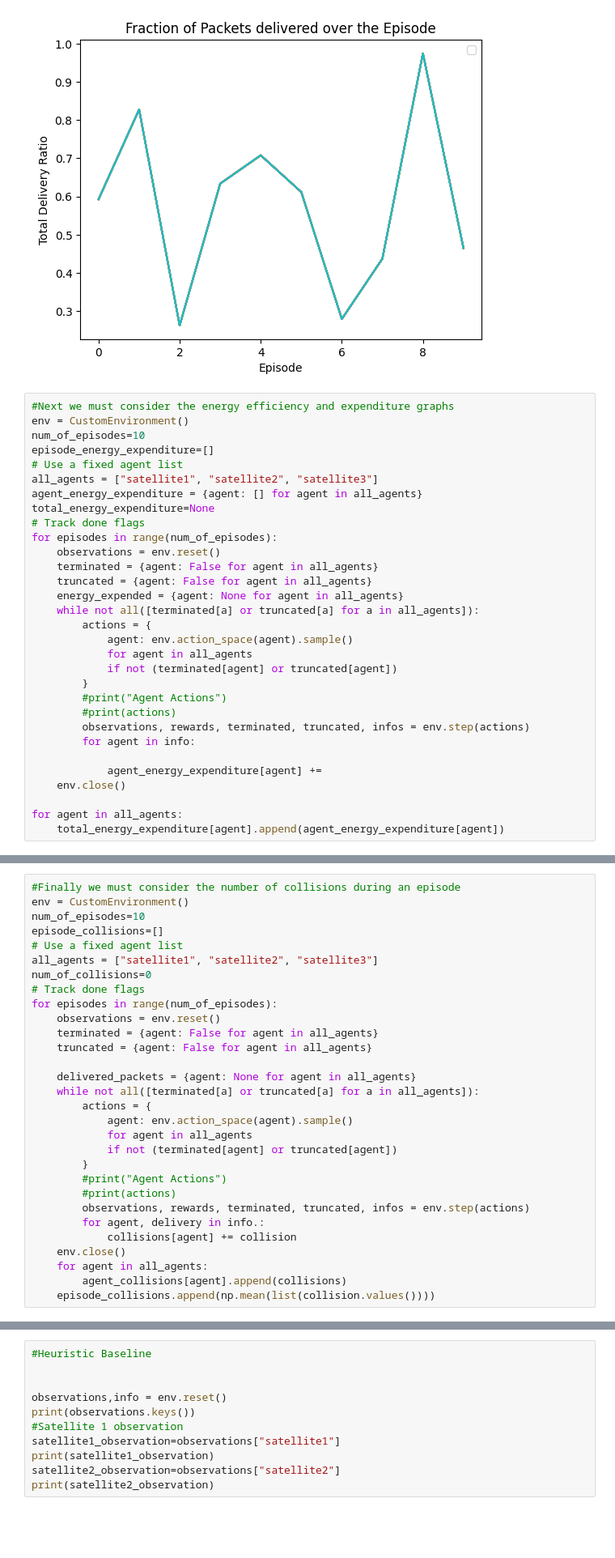
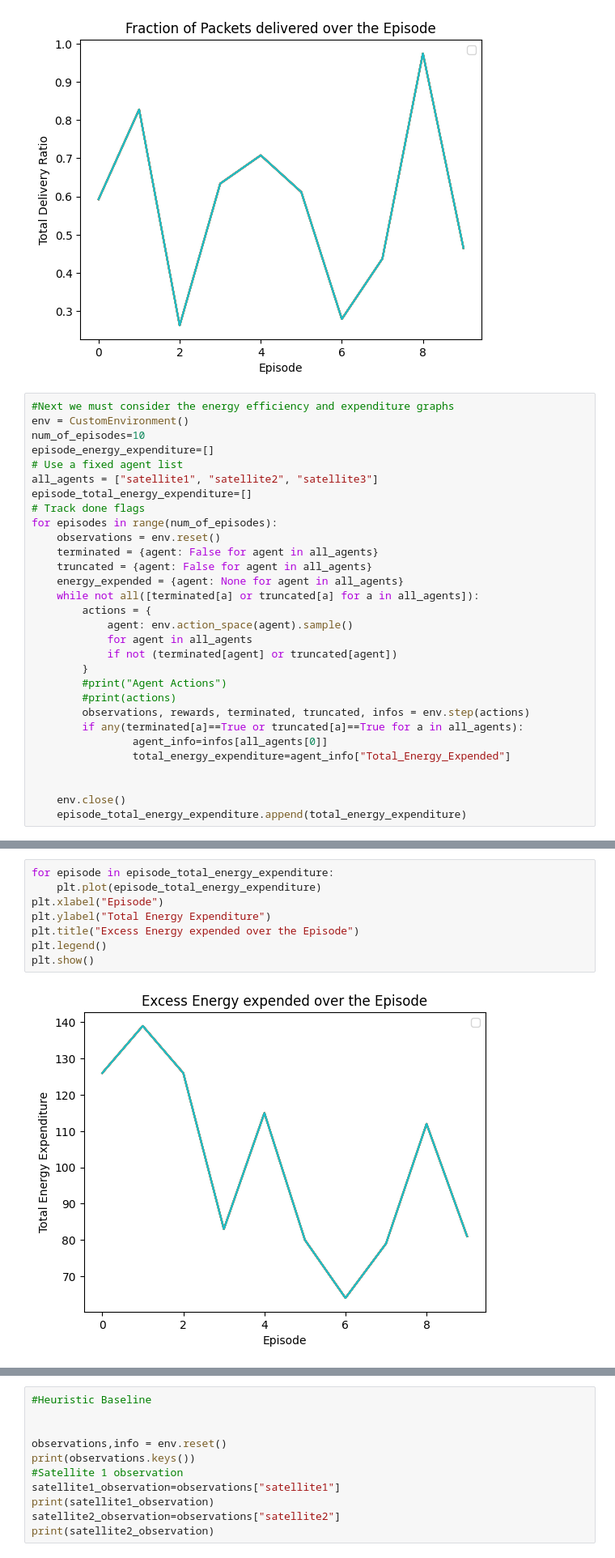
Before and after one commit to brasdorlakes/marl-project, a Jupyter notebook: Multi_Agent_Eval_Script.ipynb, the cells around one changed output, grey strips where cells are left out. Shown at 81% size. Drawn from its saved outputs; the diff is of its cells as text; blank space fills up the shorter version.

Commit message:
"Added total energy expenditure output"

```diff
--- a/Multi_Agent_Eval_Script.ipynb
+++ b/Multi_Agent_Eval_Script.ipynb
@@ -252,8 +252,7 @@ num_of_episodes=10
 episode_energy_expenditure=[]
 # Use a fixed agent list
 all_agents = ["satellite1", "satellite2", "satellite3"]
-agent_energy_expenditure = {agent: [] for agent in all_agents}
-total_energy_expenditure=None
+episode_total_energy_expenditure=[]
 # Track done flags
 for episodes in range(num_of_episodes):
     observations = env.reset()
@@ -269,10 +268,10 @@ for episodes in range(num_of_episodes):
         #print("Agent Actions")
         #print(actions)
         observations, rewards, terminated, truncated, infos = env.step(actions)
-        for agent in info:
+        if any(terminated[a]==True or truncated[a]==True for a in all_agents):
+                agent_info=infos[all_agents[0]]
+                total_energy_expenditure=agent_info["Total_Energy_Expended"]
 
-            agent_energy_expenditure[agent] +=
+
     env.close()
-
-for agent in all_agents:
-    total_energy_expenditure[agent].append(agent_energy_expenditure[agent])
+    episode_total_energy_expenditure.append(total_energy_expenditure)
@@ -279,30 +296,10 @@ for agent in all_agents:
-# %%
-#Finally we must consider the number of collisions during an episode
-env = CustomEnvironment()
-num_of_episodes=10
-episode_collisions=[]
-# Use a fixed agent list
-all_agents = ["satellite1", "satellite2", "satellite3"]
-num_of_collisions=0
-# Track done flags
-for episodes in range(num_of_episodes):
-    observations = env.reset()
-    terminated = {agent: False for agent in all_agents}
-    truncated = {agent: False for agent in all_agents}
-
-    delivered_packets = {agent: None for agent in all_agents}
-    while not all([terminated[a] or truncated[a] for a in all_agents]):
-        actions = {
-            agent: env.action_space(agent).sample()
-            for agent in all_agents
-            if not (terminated[agent] or truncated[agent])
-        }
-        #print("Agent Actions")
-        #print(actions)
-        observations, rewards, terminated, truncated, infos = env.step(actions)
-        for agent, delivery in info.:
-            collisions[agent] += collision
-    env.close()
-    for agent in all_agents:
-        agent_collisions[agent].append(collisions)
-    episode_collisions.append(np.mean(list(collision.values())))
+# %%
+for episode in episode_total_energy_expenditure:
+    plt.plot(episode_total_energy_expenditure)
+plt.xlabel("Episode")
+plt.ylabel("Total Energy Expenditure")
+plt.title("Excess Energy expended over the Episode")
+plt.legend()
+plt.show()
+# %% [output]
+[figure, added]
```
Also changed, not shown: parts of 4 cells of this notebook.
